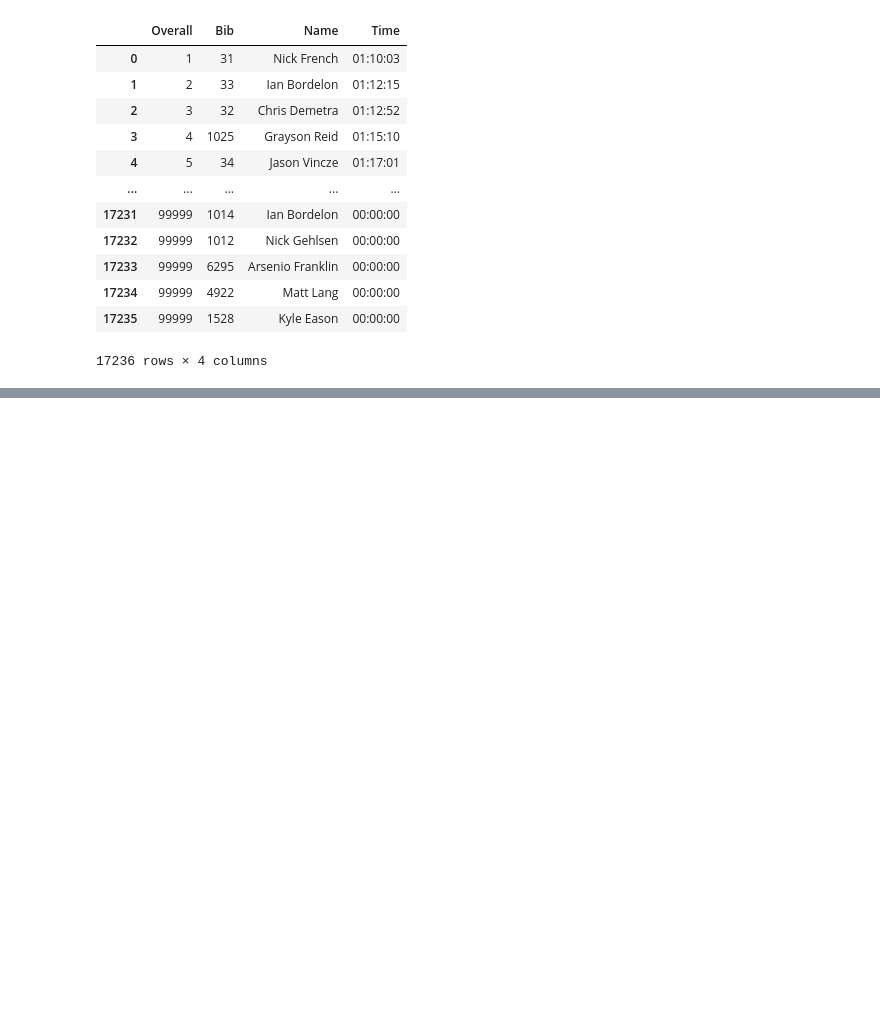
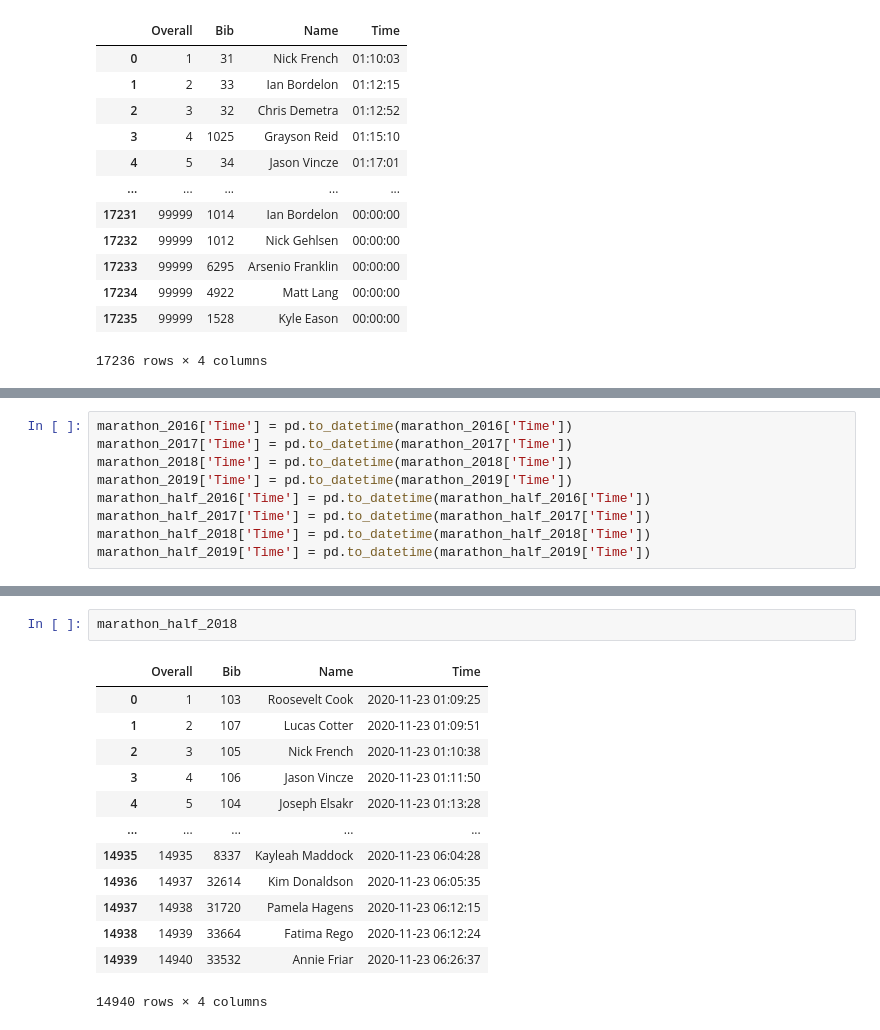
Before and after one commit to MrBardot/NSS-DDA2-web-scraping, a Jupyter notebook: marathon_eda.ipynb, the cells around one changed output, grey strips where cells are left out. Drawn from its saved outputs; the diff is of its cells as text; blank space fills up the shorter version.

```diff
--- a/marathon_eda.ipynb
+++ b/marathon_eda.ipynb
@@ -142,0 +173,9 @@ marathon_half_2019
+# %%
+marathon_2016['Time'] = pd.to_datetime(marathon_2016['Time'])
+marathon_2017['Time'] = pd.to_datetime(marathon_2017['Time'])
+marathon_2018['Time'] = pd.to_datetime(marathon_2018['Time'])
+marathon_2019['Time'] = pd.to_datetime(marathon_2019['Time'])
+marathon_half_2016['Time'] = pd.to_datetime(marathon_half_2016['Time'])
+marathon_half_2017['Time'] = pd.to_datetime(marathon_half_2017['Time'])
+marathon_half_2018['Time'] = pd.to_datetime(marathon_half_2018['Time'])
+marathon_half_2019['Time'] = pd.to_datetime(marathon_half_2019['Time'])
@@ -142,0 +277,16 @@ marathon_half_2019
+# %%
+marathon_half_2018
+# %% [output]
+|  | Overall | Bib | Name | Time |
+| 0 | 1 | 103 | Roosevelt Cook | 2020-11-23 01:09:25 |
+| 1 | 2 | 107 | Lucas Cotter | 2020-11-23 01:09:51 |
+| 2 | 3 | 105 | Nick French | 2020-11-23 01:10:38 |
+| 3 | 4 | 106 | Jason Vincze | 2020-11-23 01:11:50 |
+| 4 | 5 | 104 | Joseph Elsakr | 2020-11-23 01:13:28 |
+| ... | ... | ... | ... | ... |
+| 14935 | 14935 | 8337 | Kayleah Maddock | 2020-11-23 06:04:28 |
+| 14936 | 14937 | 32614 | Kim Donaldson | 2020-11-23 06:05:35 |
+| 14937 | 14938 | 31720 | Pamela Hagens | 2020-11-23 06:12:15 |
+| 14938 | 14939 | 33664 | Fatima Rego | 2020-11-23 06:12:24 |
+| 14939 | 14940 | 33532 | Annie Friar | 2020-11-23 06:26:37 |
+14940 rows × 4 columns
```
Also changed, not shown: parts of 18 cells of this notebook.
